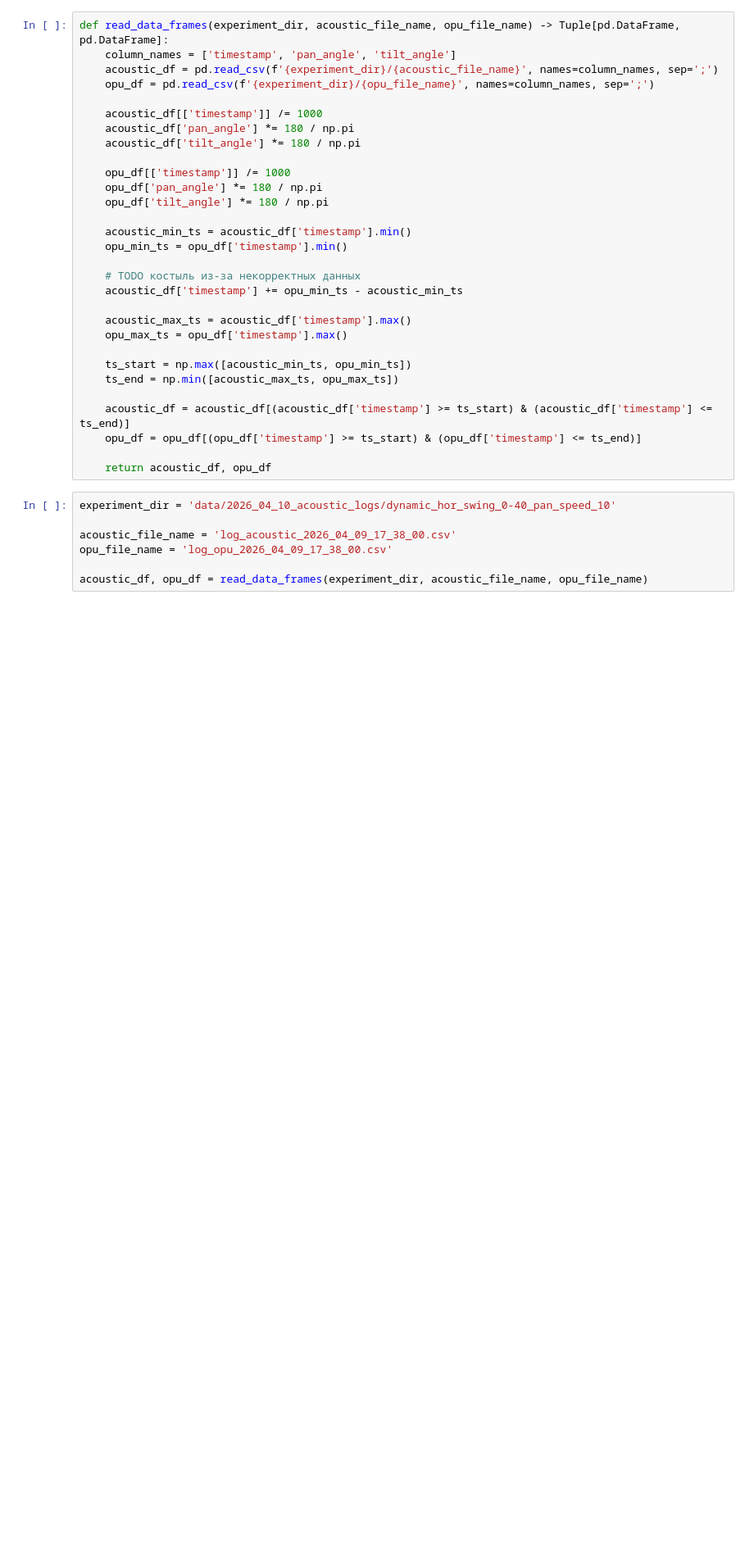
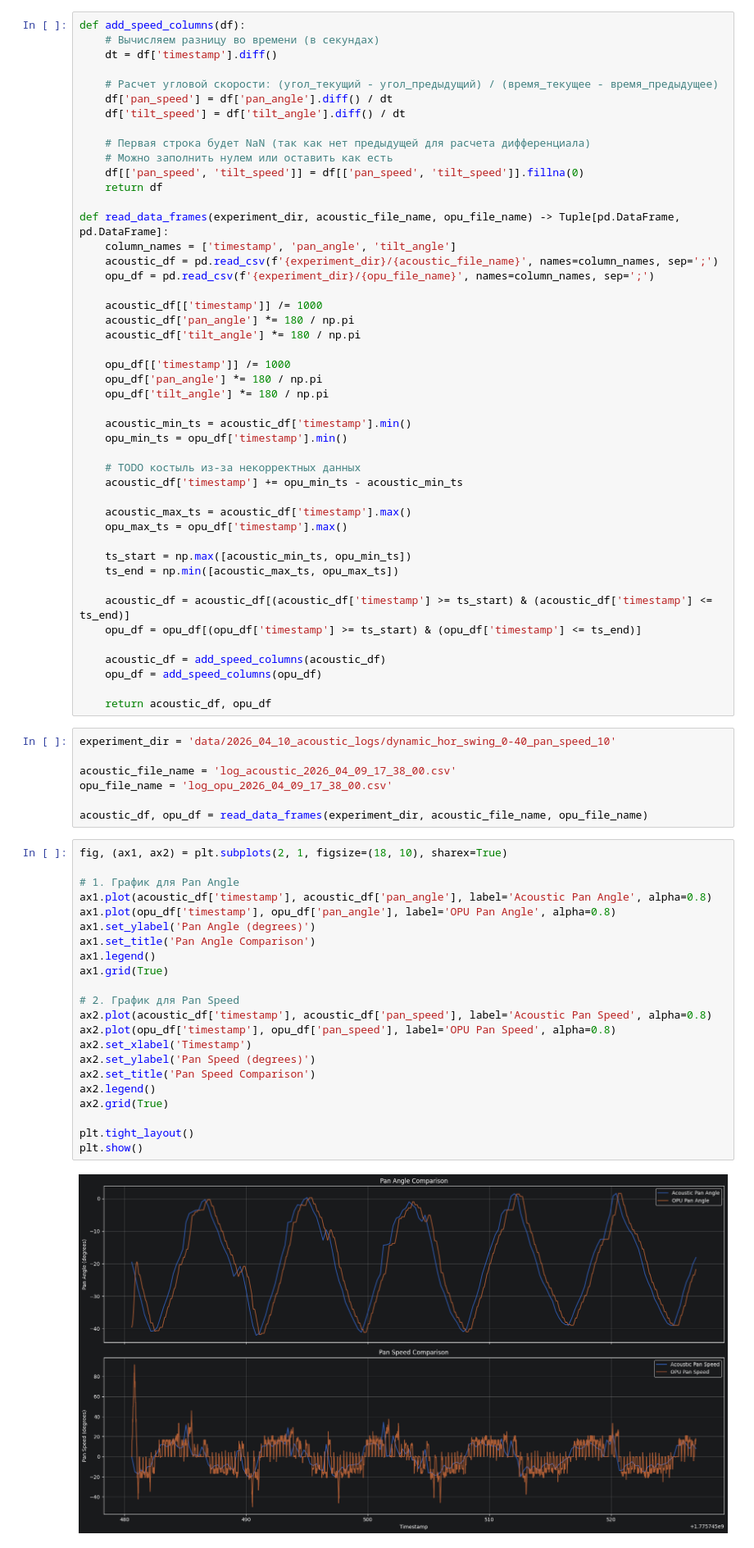
Before and after one commit to Smoren/research-jupyter, a Jupyter notebook: acoustic.ipynb, the cells around one changed output. Shown at 82% size. Cells and saved outputs as stored; diff of their text form; blank space fills up the shorter version.

```diff
--- a/acoustic.ipynb
+++ b/acoustic.ipynb
@@ -6,4 +6,17 @@ from matplotlib import pyplot
 # %%
+def add_speed_columns(df):
+    # Вычисляем разницу во времени (в секундах)
+    dt = df['timestamp'].diff()
+
+    # Расчет угловой скорости: (угол_текущий - угол_предыдущий) / (время_текущее - время_предыдущее)
+    df['pan_speed'] = df['pan_angle'].diff() / dt
+    df['tilt_speed'] = df['tilt_angle'].diff() / dt
+
+    # Первая строка будет NaN (так как нет предыдущей для расчета дифференциала)
+    # Можно заполнить нулем или оставить как есть
+    df[['pan_speed', 'tilt_speed']] = df[['pan_speed', 'tilt_speed']].fillna(0)
+    return df
+
 def read_data_frames(experiment_dir, acoustic_file_name, opu_file_name) -> Tuple[pd.DataFrame, pd.DataFrame]:
     column_names = ['timestamp', 'pan_angle', 'tilt_angle']
     acoustic_df = pd.read_csv(f'{experiment_dir}/{acoustic_file_name}', names=column_names, sep=';')
@@ -32,6 +45,9 @@ def read_data_frames(experiment_dir, acoustic_file_name, opu_file_name) -> Tuple
     acoustic_df = acoustic_df[(acoustic_df['timestamp'] >= ts_start) & (acoustic_df['timestamp'] <= ts_end)]
     opu_df = opu_df[(opu_df['timestamp'] >= ts_start) & (opu_df['timestamp'] <= ts_end)]
 
+    acoustic_df = add_speed_columns(acoustic_df)
+    opu_df = add_speed_columns(opu_df)
+
     return acoustic_df, opu_df
 # %%
 experiment_dir = 'data/2026_04_10_acoustic_logs/dynamic_hor_swing_0-40_pan_speed_10'
@@ -40,3 +56,27 @@ acoustic_file_name = 'log_acoustic_2026_04_09_17_38_00.csv'
 opu_file_name = 'log_opu_2026_04_09_17_38_00.csv'
 
 acoustic_df, opu_df = read_data_frames(experiment_dir, acoustic_file_name, opu_file_name)
+# %%
+fig, (ax1, ax2) = plt.subplots(2, 1, figsize=(18, 10), sharex=True)
+
+# 1. График для Pan Angle
+ax1.plot(acoustic_df['timestamp'], acoustic_df['pan_angle'], label='Acoustic Pan Angle', alpha=0.8)
+ax1.plot(opu_df['timestamp'], opu_df['pan_angle'], label='OPU Pan Angle', alpha=0.8)
+ax1.set_ylabel('Pan Angle (degrees)')
+ax1.set_title('Pan Angle Comparison')
+ax1.legend()
+ax1.grid(True)
+
+# 2. График для Pan Speed
+ax2.plot(acoustic_df['timestamp'], acoustic_df['pan_speed'], label='Acoustic Pan Speed', alpha=0.8)
+ax2.plot(opu_df['timestamp'], opu_df['pan_speed'], label='OPU Pan Speed', alpha=0.8)
+ax2.set_xlabel('Timestamp')
+ax2.set_ylabel('Pan Speed (degrees)')
+ax2.set_title('Pan Speed Comparison')
+ax2.legend()
+ax2.grid(True)
+
+plt.tight_layout()
+plt.show()
+# %% [output]
+[figure, added]
```
Also changed, not shown: parts of 2 cells of this notebook.
